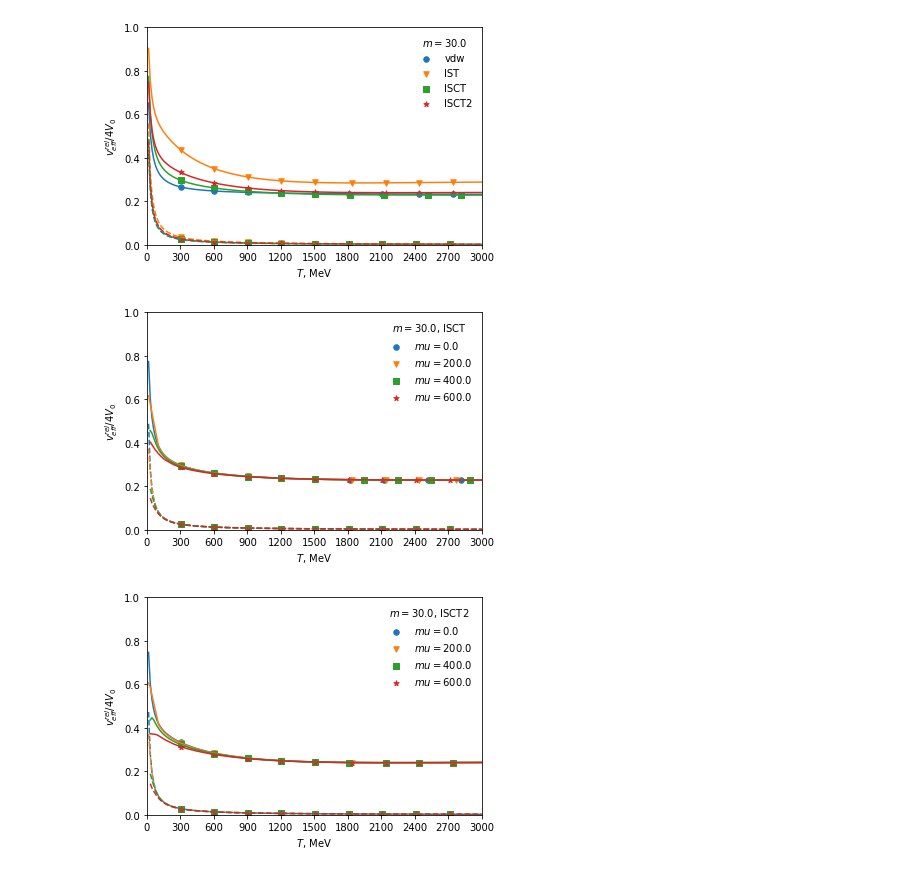
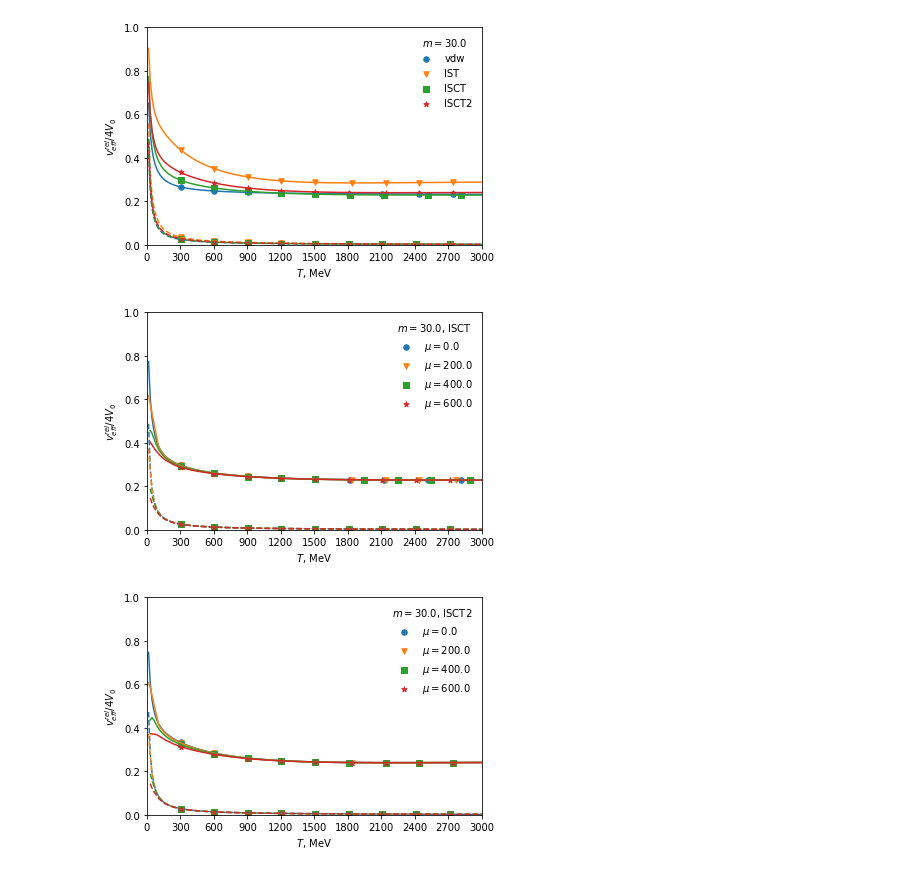
Before and after one commit to NazyS/relativistic-ISCT-EoS, a Jupyter notebook: v_ratio_visual.ipynb, the cells around one changed output. Saved outputs shown, nothing was run; the diff lists cells and outputs as text; code cells hidden in the pictures.

```diff
--- a/v_ratio_visual.ipynb
+++ b/v_ratio_visual.ipynb
@@ -64,7 +64,7 @@ def plotting(main_linestyle, curve_label=None, s=30):
     plt.plot( T_data, v_data, linestyle=main_linestyle)
     plt.scatter(*evenly_spaced_data(T_data, v_data), marker=next(markers), label=curve_label, s=s)
 # %%
-saving = True
+saving = False
 cleaning = True
 
 selected_only = True
@@ -378,33 +378,33 @@ for m in m_array:
             if m not in selected_m or label not in selected_eos:
                 continue
 
         b = 1.
         for mu in mu_array:
-            plotting('-', curve_label=f'$mu={mu}$')
+            plotting('-', curve_label=f'$\\mu={mu}$')
 
         plt.gca().set_prop_cycle(None)
 
         b = 0.
         for mu in mu_array:
             plotting('--')
 
 
         # plt.hlines(1, -100, 3e3 )
 
         plt.xlim(0, 3e3)
         plt.ylim(0, 1.)
 
         make_axis_labels()
 
         plt.legend(frameon=False, title=f'$m = {m}$, {label}')
 
         plot_folder = get_plot_folder('diff_mu')
         plot_file = f'vratio_of_T_{particle_type}_{label}_R_{R}_.pdf'
         savepath = get_savepath()
         if saving:
             plt.savefig(savepath)
 
         plt.show()
 # %% [output]
-[figure, old version]
+[figure, new version]
-[figure, old version]
+[figure, new version]
```
Also changed, not shown: 1 other file.
